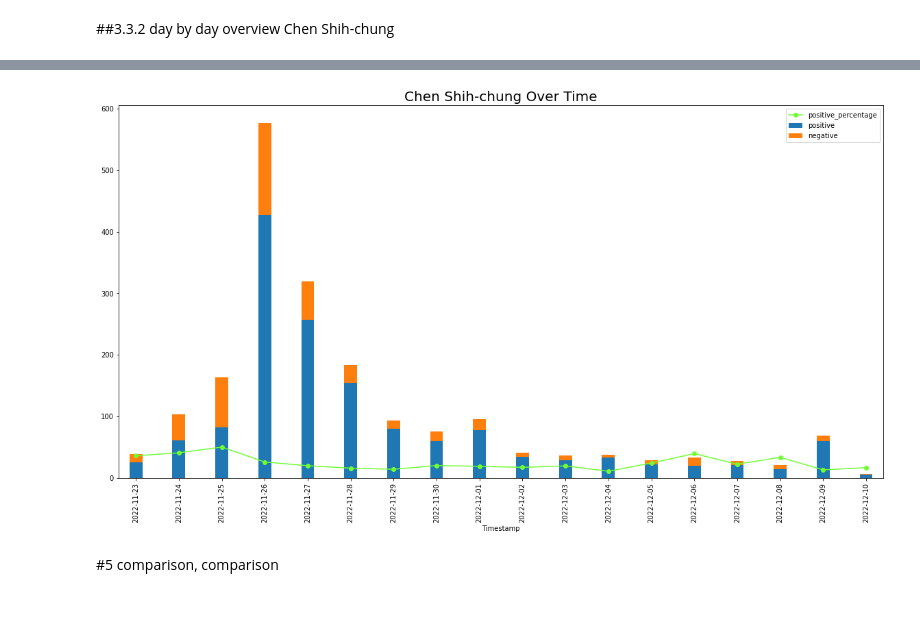
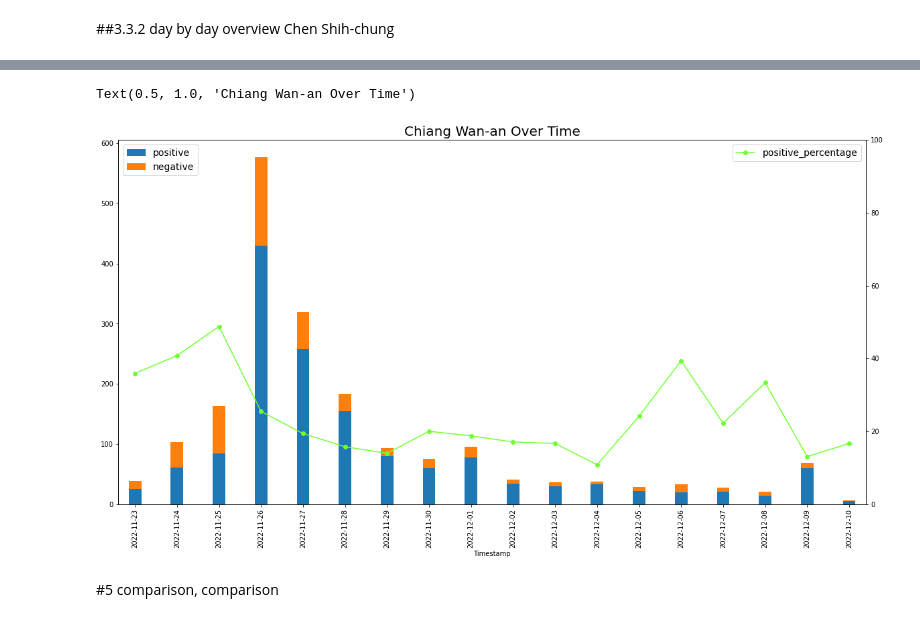
Before and after one commit to Jasper-Hewitt/Jiabo_Roberta_Chinese_sentiment, a Jupyter notebook: ElectionSentiment.ipynb, the cells around one changed output, grey strips where cells are left out. Drawn from its saved outputs; the diff is of its cells as text; code cells hidden in the pictures.

```diff
--- a/ElectionSentiment.ipynb
+++ b/ElectionSentiment.ipynb
@@ -1007,28 +1073,58 @@ pivoted
 | 2022-12-09 | 60 | 9 | 69 | 13.043478 |
 | 2022-12-10 | 5 | 1 | 6 | 16.666667 |
 # %%
+#old plot (without twin Y axis)
+
+# # Create a figure and an axis
+# fig, ax = plt.subplots(figsize=(20, 10))
+
+# # Plot the data in a stacked bar chart
+# pivoted[["negative", "positive"]].plot(kind="bar", stacked=True, ax=ax, width=0.3)
+
+# # Plot the percentage data in a line chart
+# pivoted["percentage"].plot(kind="line", ax=ax, color='#71FF33', marker="o")
+
+# # Rotate the x-axis labels by 90 degrees
+# plt.xticks(rotation=90)
+
+# # Add the percentage line to the legend
+# ax.legend(["positive_percentage", "positive", "negative"])
+
+# # Add a title to the plot
+# plt.title("Chen Shih-chung Over Time", fontsize=20)
+
+# # Show the plot
+# plt.show()
+
+#____________________________________________________________________________________________
+
 # Create a figure and an axis
 fig, ax = plt.subplots(figsize=(20, 10))
 
 # Plot the data in a stacked bar chart
 pivoted[["negative", "positive"]].plot(kind="bar", stacked=True, ax=ax, width=0.3)
 
-# Plot the percentage data in a line chart
-pivoted["percentage"].plot(kind="line", ax=ax, color='#71FF33', marker="o")
+# Create a second y-axis
+ax2 = ax.twinx()
+
+# Set the range of the second y-axis to 0 to 100
+ax2.set_ylim(0, 100)
+
+# Plot the percentage data in a line chart on the second y-axis
+pivoted["percentage"].plot(kind="line", ax=ax2, color='#71FF33', marker="o")
 
 # Rotate the x-axis labels by 90 degrees
 plt.xticks(rotation=90)
 
 # Add the percentage line to the legend
-ax.legend(["positive_percentage", "positive", "negative"])
+ax.legend(["positive", "negative"], loc="upper left", fontsize=14)
+ax2.legend(["positive_percentage"], loc="upper right", fontsize=14)
 
-# Add a title to the plot
-plt.title("Chen Shih-chung Over Time", fontsize=20)
 
-# Show the plot
-plt.show()
+plt.title("Chiang Wan-an Over Time", fontsize=20)
 # %% [output]
+Text(0.5, 1.0, 'Chiang Wan-an Over Time')
-[figure, old version]
+[figure, new version]
 # %% [markdown]
 #5 comparison, comparison
 # %%
```
Also changed, not shown: parts of 31 cells of this notebook.
